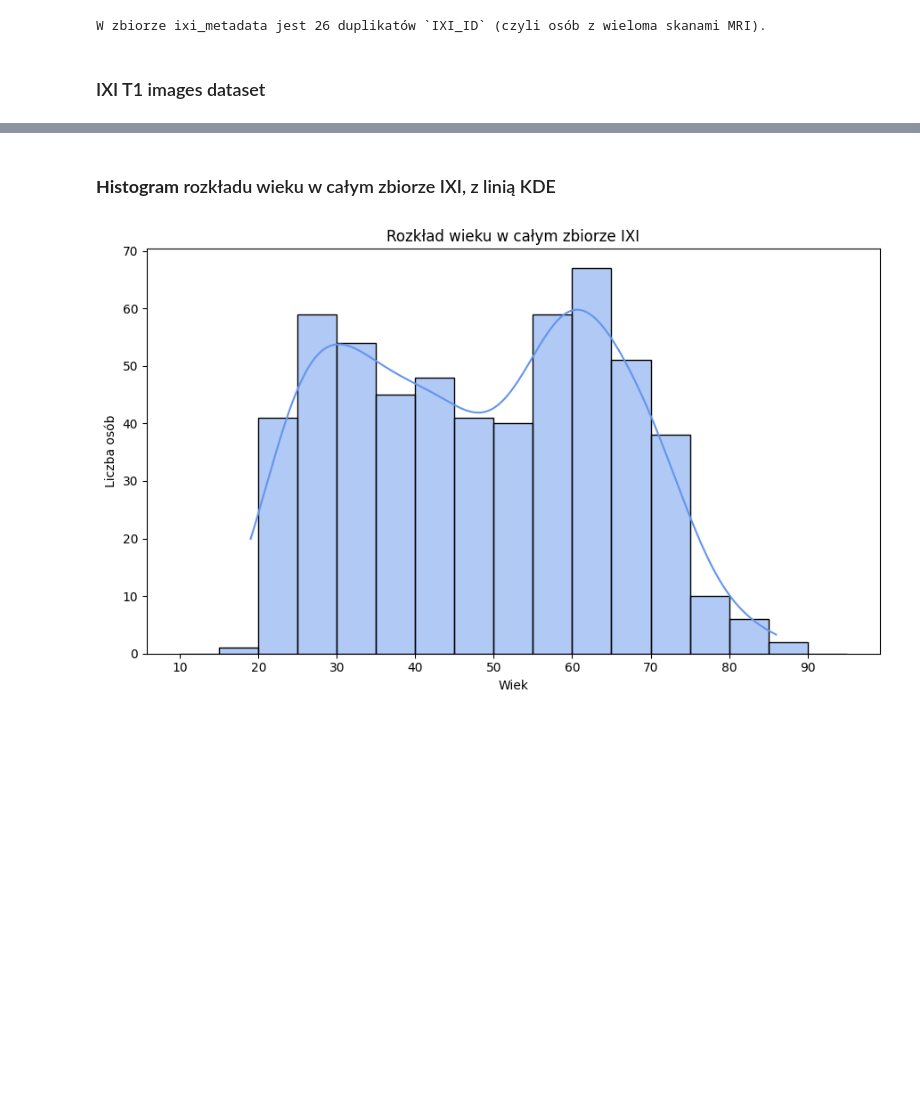
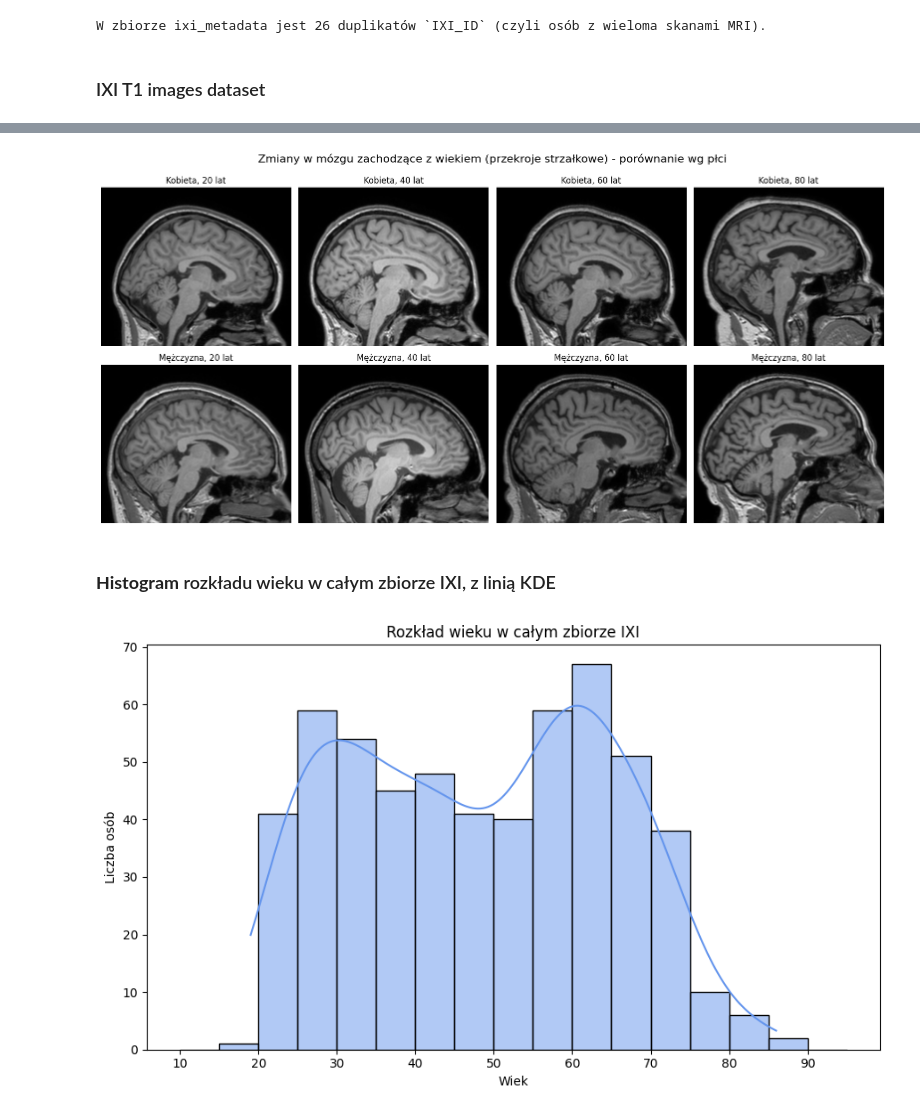
Before and after one commit to martynalesniak/brain-tumor-segmentation-wandb, a Jupyter notebook: MRI_results_data_visualization.ipynb, the cells around one changed output, grey strips where cells are left out. Cells and saved outputs as stored; diff of their text form; code cells hidden in the pictures; blank space fills up the shorter version.

```diff
--- a/MRI_results_data_visualization.ipynb
+++ b/MRI_results_data_visualization.ipynb
@@ -131,49 +142,52 @@ plt.show()
 # %%
-ixi_metadata["AGE"] = ixi_metadata["AGE"].astype(str).str.replace(",", ".").astype(float).apply(np.floor)
+def load_slice_sagittal(uid):
+    try:
+        uid_int = int(uid.replace("IXI", ""))
+    except ValueError:
+        print(f"Nieprawidłowy identyfikator: {uid}")
+        return None
 
-def find_subjects(df, sex_id, target_ages):
-    result = []
-    for age in target_ages:
-        matches = df[(df["SEX_ID (1=m, 2=f)"] == sex_id) & (df["AGE"] == age)]
-        if not matches.empty:
-            result.append(matches.iloc[0]["IXI_ID"])
-    return result
-
-target_ages = [20, 40, 60, 80]
-women_ids = find_subjects(ixi_metadata, sex_id=2, target_ages=target_ages)
-men_ids = find_subjects(ixi_metadata, sex_id=1, target_ages=target_ages)
-
-def load_slice(uid):
-    uid_str = f"IXI{int(uid):03d}"
-    for path in glob.glob("mri_dir/**/*.nii*", recursive=True):
-        filename = os.path.basename(path)
-        if filename.startswith(uid_str) and filename.endswith(".nii.gz"):
+    row = mri_df[mri_df["uid"] == uid_int]
+    if not row.empty:
+        path = row.iloc[0]["path_registered"]
+        try:
             img = nib.load(path)
             data = img.get_fdata()
-            slice_index = 120
-            return data[:, slice_index, :]
+            affine = img.affine
+            coord_mm = [5, 0, 0]
+            voxel_index = np.round(np.linalg.inv(affine).dot(coord_mm + [1])).astype(int)
+            x_index = voxel_index[0]
+            return data[x_index, :, :]
+        except Exception as e:
+            print(f"Błąd ładowania {path}: {e}")
+    else:
+        print(f"Nie znaleziono danych dla uid: {uid_int}")
     return None
 
 fig, axes = plt.subplots(2, 4, figsize=(16, 8))
-fig.suptitle("Obrazy MRI mózgu (przekrój poprzeczny z góry) – wiek 20, 40, 60, 80 lat", fontsize=16)
+fig.suptitle("Zmiany w mózgu zachodzące z wiekiem (przekroje strzałkowe) - porównanie wg płci", fontsize=16)
+
+ages = [20, 40, 60, 80]
 
 for i, uid in enumerate(women_ids):
-    slice_data = load_slice(uid)
+    slice_data = load_slice_sagittal(uid)
     if slice_data is not None:
         axes[0, i].imshow(slice_data.T, cmap='gray', origin='lower')
-        axes[0, i].set_title(f'Kobieta, {target_ages[i]} lat')
+        axes[0, i].set_title(f'Kobieta, {ages[i]} lat')
     axes[0, i].axis('off')
 
 for i, uid in enumerate(men_ids):
-    slice_data = load_slice(uid)
+    slice_data = load_slice_sagittal(uid)
     if slice_data is not None:
         axes[1, i].imshow(slice_data.T, cmap='gray', origin='lower')
-        axes[1, i].set_title(f'Mężczyzna, {target_ages[i]} lat')
+        axes[1, i].set_title(f'Mężczyzna, {ages[i]} lat')
     axes[1, i].axis('off')
 
 plt.tight_layout()
-plt.subplots_adjust(top=0.88)
+plt.subplots_adjust(top=0.93)
 plt.show()
+# %% [output]
+[figure, added]
 # %% [markdown]
 ### **Histogram** rozkładu wieku w całym zbiorze IXI, z linią KDE
 # %%
```
Also changed, not shown: parts of 8 cells of this notebook.
